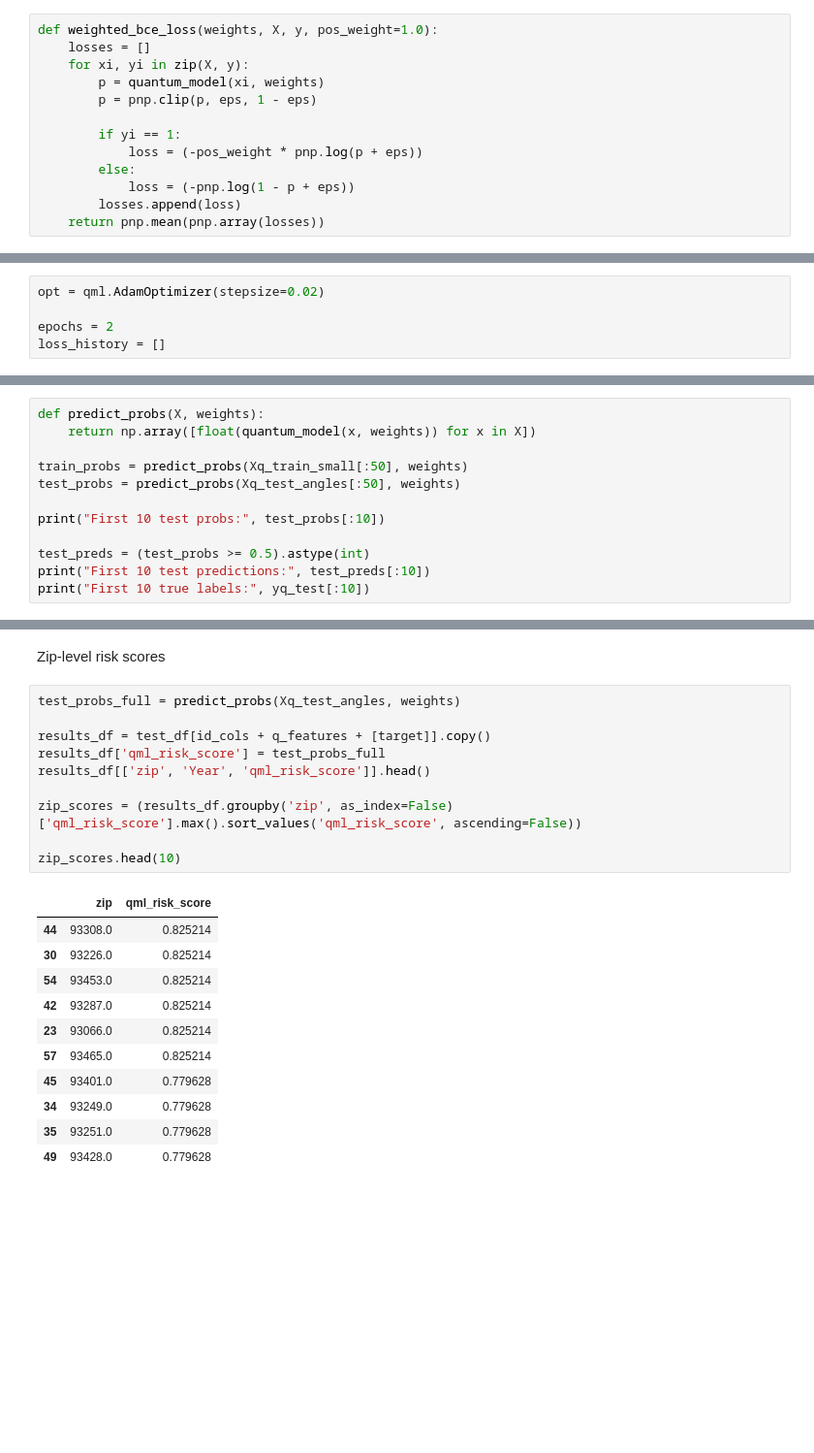
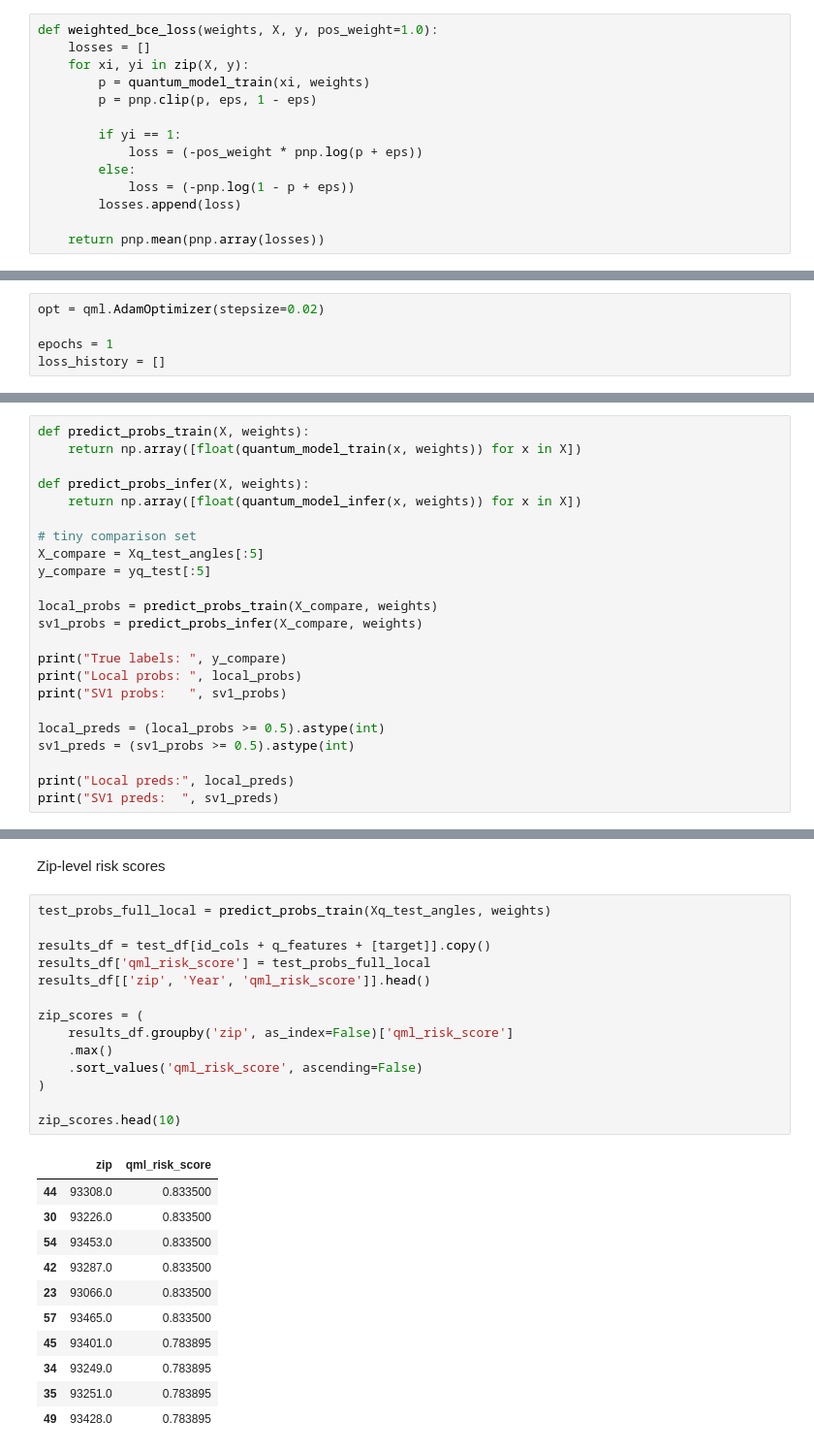
Before and after one commit to meduffy918/quantum_wildfire_risk_hackathon, a Jupyter notebook: notebooks/02_qml_angle.ipynb, the cells around one changed output, grey strips where cells are left out. Shown at 97% size. Drawn from its saved outputs; the diff is of its cells as text; blank space fills up the shorter version.

Commit message:
Integrate AWS Braket SV1 for QML inference and compare against local simulator

```diff
--- a/notebooks/02_qml_angle.ipynb
+++ b/notebooks/02_qml_angle.ipynb
@@ -163,7 +195,7 @@ Instantiates loss function
 def weighted_bce_loss(weights, X, y, pos_weight=1.0):
     losses = []
     for xi, yi in zip(X, y):
-        p = quantum_model(xi, weights)
+        p = quantum_model_train(xi, weights)
         p = pnp.clip(p, eps, 1 - eps)
 
         if yi == 1:
@@ -171,6 +203,7 @@ def weighted_bce_loss(weights, X, y, pos_weight=1.0):
         else:
             loss = (-pnp.log(1 - p + eps))
         losses.append(loss)
+
     return pnp.mean(pnp.array(losses))
 # %% [markdown]
 Initializes weights
@@ -183,7 +216,7 @@ Chooses optimizer and epochs (train time)
 # %%
 opt = qml.AdamOptimizer(stepsize=0.02)
 
-epochs = 2
+epochs = 1
 loss_history = []
 # %% [markdown]
 Training loop
@@ -223,15 +252,26 @@ plt.show()
 # %% [markdown]
 Prints some results after training (beyond loss)
 # %%
-def predict_probs(X, weights):
-    return np.array([float(quantum_model(x, weights)) for x in X])
+def predict_probs_train(X, weights):
+    return np.array([float(quantum_model_train(x, weights)) for x in X])
 
-train_probs = predict_probs(Xq_train_small[:50], weights)
-test_probs = predict_probs(Xq_test_angles[:50], weights)
+def predict_probs_infer(X, weights):
+    return np.array([float(quantum_model_infer(x, weights)) for x in X])
 
-print("First 10 test probs:", test_probs[:10])
+# tiny comparison set
+X_compare = Xq_test_angles[:5]
+y_compare = yq_test[:5]
 
-test_preds = (test_probs >= 0.5).astype(int)
-print("First 10 test predictions:", test_preds[:10])
-print("First 10 true labels:", yq_test[:10])
+local_probs = predict_probs_train(X_compare, weights)
+sv1_probs = predict_probs_infer(X_compare, weights)
+
+print("True labels: ", y_compare)
+print("Local probs: ", local_probs)
+print("SV1 probs:   ", sv1_probs)
+
+local_preds = (local_probs >= 0.5).astype(int)
+sv1_preds = (sv1_probs >= 0.5).astype(int)
+
+print("Local preds:", local_preds)
+print("SV1 preds:  ", sv1_preds)
 # %% [output]
@@ -242,24 +312,28 @@ First 10 true labels: [0 0 0 0 0 0 0 0 0 0]
 # %% [markdown]
 Zip-level risk scores
 # %%
-test_probs_full = predict_probs(Xq_test_angles, weights)
+test_probs_full_local = predict_probs_train(Xq_test_angles, weights)
 
 results_df = test_df[id_cols + q_features + [target]].copy()
-results_df['qml_risk_score'] = test_probs_full
+results_df['qml_risk_score'] = test_probs_full_local
 results_df[['zip', 'Year', 'qml_risk_score']].head()
 
-zip_scores = (results_df.groupby('zip', as_index=False)['qml_risk_score'].max().sort_values('qml_risk_score', ascending=False))
+zip_scores = (
+    results_df.groupby('zip', as_index=False)['qml_risk_score']
+    .max()
+    .sort_values('qml_risk_score', ascending=False)
+)
 
 zip_scores.head(10)
 # %% [output]
 |  | zip | qml_risk_score |
-| 44 | 93308.0 | 0.825214 |
-| 30 | 93226.0 | 0.825214 |
-| 54 | 93453.0 | 0.825214 |
-| 42 | 93287.0 | 0.825214 |
-| 23 | 93066.0 | 0.825214 |
-| 57 | 93465.0 | 0.825214 |
-| 45 | 93401.0 | 0.779628 |
-| 34 | 93249.0 | 0.779628 |
-| 35 | 93251.0 | 0.779628 |
-| 49 | 93428.0 | 0.779628 |
+| 44 | 93308.0 | 0.833500 |
+| 30 | 93226.0 | 0.833500 |
+| 54 | 93453.0 | 0.833500 |
+| 42 | 93287.0 | 0.833500 |
+| 23 | 93066.0 | 0.833500 |
+| 57 | 93465.0 | 0.833500 |
+| 45 | 93401.0 | 0.783895 |
+| 34 | 93249.0 | 0.783895 |
+| 35 | 93251.0 | 0.783895 |
+| 49 | 93428.0 | 0.783895 |
```
Also changed, not shown: parts of 11 cells of this notebook.
